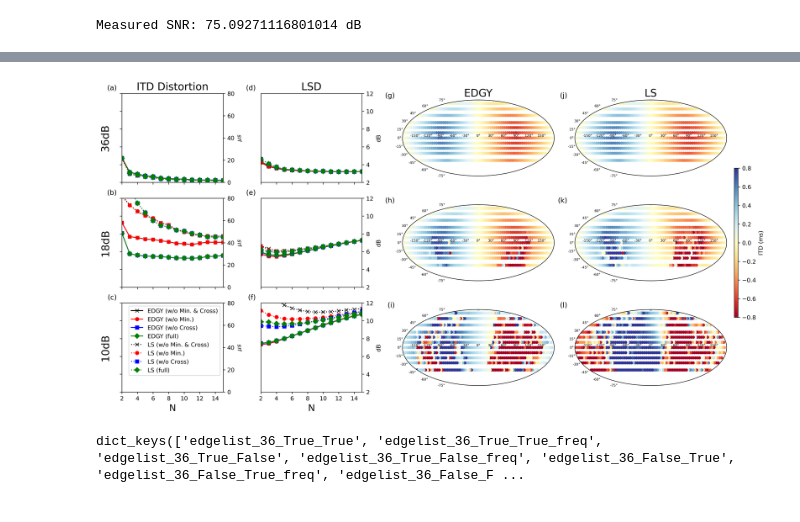
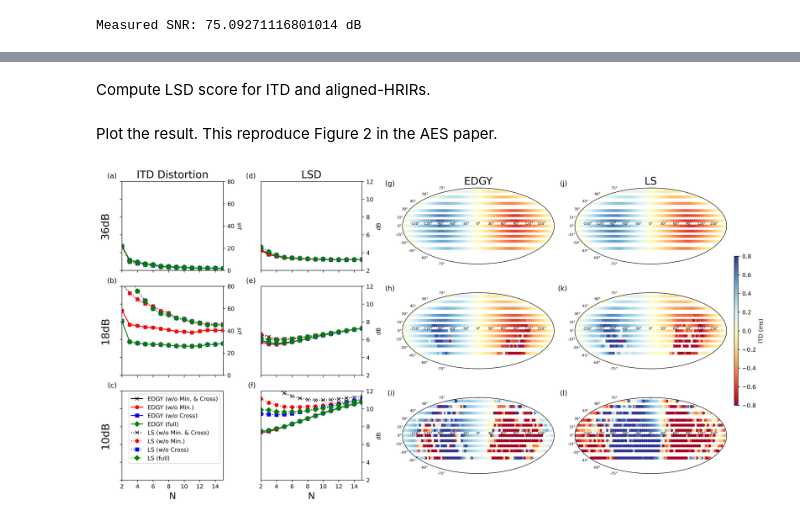
Before and after one commit to yoyololicon/hrtf-ilp, a Jupyter notebook: noise-robust.ipynb, the cells around one changed output, grey strips where cells are left out. Drawn from its saved outputs; the diff is of its cells as text; code cells hidden in the pictures.

```diff
--- a/noise-robust.ipynb
+++ b/noise-robust.ipynb
@@ -52,21 +52,6 @@ def plot_sphere2(ax, az, col, v, vmin=None, vmax=None, dotsize=10):
     )
 
 
-def sht_lstsq_reg(f, N_sph, azi, colat, sh_type, Y_nm=None, eps=1):
-    if f.ndim == 1:
-        f = f[:, np.newaxis]  # upgrade to handle 1D arrays
-    if Y_nm is None:
-        Y_nm = sh_matrix(N_sph, azi, colat, sh_type)
-    reg = sum(([1 + n * (n + 1)] * (2 * n + 1) for n in range(N_sph + 1)), start=[])
-    return np.linalg.solve(Y_nm.T.conj() @ Y_nm + eps * np.diag(reg), Y_nm.T.conj() @ f)
-
-
-def lsd(pred, target):
-    pred = np.abs(pred) + 1e-16
-    target = np.abs(target) + 1e-16
-    return 20 * np.abs(np.log10(pred) - np.log10(target))
-
-
 def calculate_noise_scaler(signal_power, noise_power, target_snr):
     target_noise_power = signal_power / (10 ** (target_snr / 10))
     return np.sqrt(np.maximum(0, target_noise_power - noise_power))
@@ -149,3 +135,5 @@ itds = {k: (toa[:, 0] - toa[:, 1]) / sr for k, toa in toas.items()}
+# %% [markdown]
+Compute LSD score for ITD and aligned-HRIRs.
 # %%
 itd_losses = {
     k: [itd_loss(itd, hrir_recon(itd, N)) for N in sph_orders]
@@ -185,6 +173,8 @@ lsd_losses = reduce(
         for k, toa in toas.items()
     ),
 )
+# %% [markdown]
+Plot the result. This reproduce Figure 2 in the AES paper.
 # %%
 # fig, ax = plt.subplots(2, len(target_snrs), figsize=(10, 6), sharey="row", sharex="all", dpi=300)
 fig = plt.figure(figsize=(16, 8), dpi=300, layout="constrained")
@@ -212,10 +202,6 @@ for r, snr in enumerate(target_snrs):
     ax1.set_ylabel("$\mu s$")
     ax1.yaxis.set_label_position("right")
     ax1.yaxis.tick_right()
-    # ax1.set_yticklabels([])
-    # ax1.tick_params(right=False)
-    # ax1.text(-0.1, 1.15, "a", transform=ax1.transAxes,
-    #          fontsize=16, va='top', ha='right')
 
     ax2 = fig.add_subplot(gs[r, 1], sharex=axes[r - 1][1] if r > 0 else None)
     ax2.set_ylabel("dB")
@@ -256,14 +242,13 @@ for r, c in product(range(len(target_snrs)), range(4)):
         ha="right",
     )
 
-# axes[-1][0].get_shared_x_axes().join(*[x[0] for x in axes])
-# axes[-1][1].get_shared_x_axes().join(*[x[1] for x in axes])
 
 for r, c in product(range(len(target_snrs)), range(2)):
     snr = target_snrs[r]
     data = itd_losses if c == 0 else lsd_losses
     for k, v in filter(
-        lambda x: (snr == int(x[0].split("_")[1])) and not ("_freq" in x[0]), data.items()
+        lambda x: (snr == int(x[0].split("_")[1])) and not ("_freq" in x[0]),
+        data.items(),
     ):
         method, _, without_toa, without_cross = k.split("_")
         label = f"{'EDGY' if method == 'edgelist' else 'LS'}"
@@ -300,36 +285,32 @@ plot_sphere_simple = partial(
 )
 
 for r, c in product(range(len(target_snrs)), range(2)):
     v = itds[f"{['edgelist', 'l2'][c]}_{target_snrs[r]}_True_True"]
     im = plot_sphere_simple(axes[r][c + 2], v=v * 1e3)
 
 cbar = fig.colorbar(
     cm.ScalarMappable(cmap="RdYlBu", norm=cm.colors.Normalize(vmin=vmin, vmax=vmax)),
     ax=[x[-1] for x in axes],
     orientation="vertical",
     # fraction=0.03,
     # pad=0.03,
     aspect=40,
     shrink=0.5,
     location="right",
     label="ITD (ms)",
 )
 
 
 for r in range(len(target_snrs)):
     axes[r][0].set_ylim([0, 80])
     axes[r][1].set_ylim([2, 12])
     axes[r][0].set_xlim([2, 15])
     axes[r][1].set_xlim([2, 15])
 
 axes[-1][0].legend()
-
+axes[-1][0].set_axis_off()
 
 # plt.tight_layout()
 plt.show()
 # %% [output]
-[figure, old version]
+[figure, new version]
-# %%
-lsd_losses.keys()
-# %% [output]
-dict_keys(['edgelist_36_True_True', 'edgelist_36_True_True_freq', 'edgelist_36_True_False', 'edgelist_36_True_False_freq', 'edgelist_36_False_True', 'edgelist_36_False_True_freq', 'edgelist_36_False_F ...
```
Also changed, not shown: parts of 10 cells of this notebook, 2 other files.
